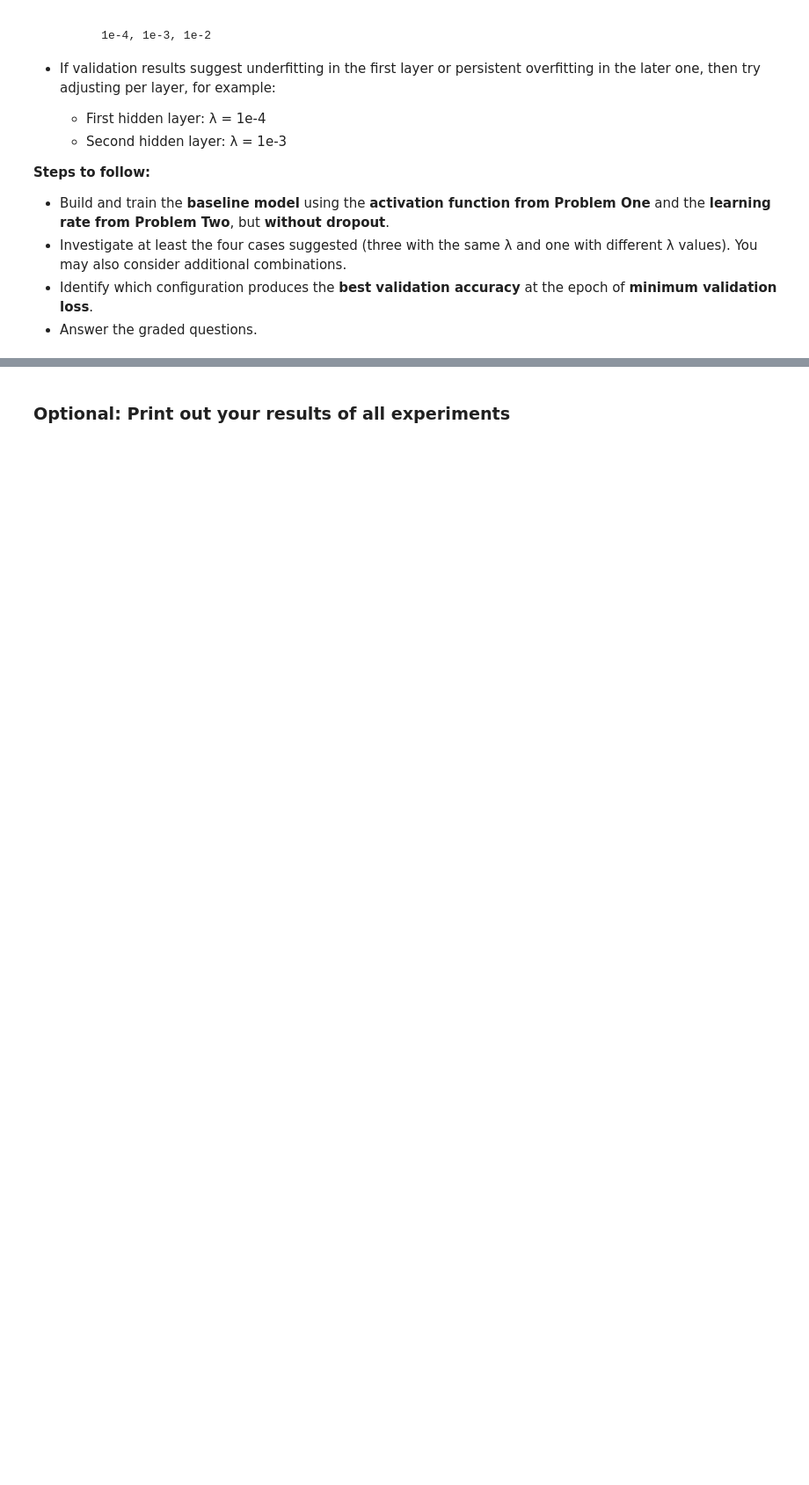
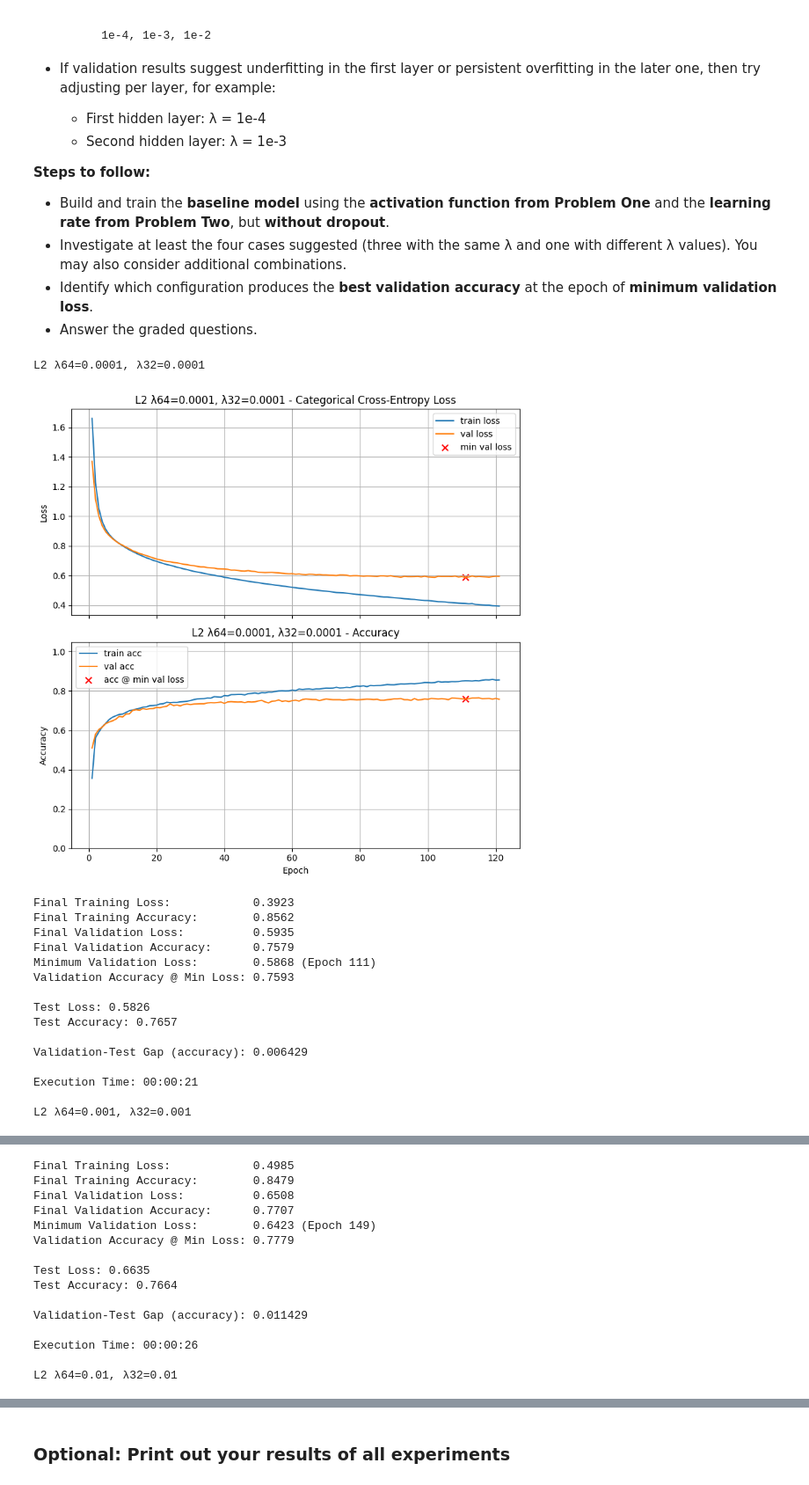
Before and after one commit to tlevash23/Mod7, a Jupyter notebook: Homework_03.ipynb, the cells around one changed output, grey strips where cells are left out. Shown at 88% size. Drawn from its saved outputs; the diff is of its cells as text; code cells hidden in the pictures; blank space fills up the shorter version.

```diff
--- a/Homework_03.ipynb
+++ b/Homework_03.ipynb
@@ -734,3 +850,56 @@ In this problem, you will explore how **L2 regularization** (also called *weight
 * Answer the graded questions.
 # %%
 # Your code here. Add as many cells as you need.
+
+results = {}
+
+best_activation = "tanh"
+best_lr = 0.0005
+
+l2_configs = [
+    (1e-4, 1e-4),
+    (1e-3, 1e-3),
+    (1e-2, 1e-2),
+    (1e-4, 1e-3)
+]
+
+for l2_64, l2_32 in l2_configs:
+
+    layer_list = [
+        (64, best_activation, l2_64, 0.0),
+        (32, best_activation, l2_32, 0.0)
+    ]
+
+    model_l2 = build_model(
+        n_inputs=X_train.shape[1],
+        layer_list=layer_list,
+        n_classes=n_classes
+    )
+
+    train_and_test(
+        model_l2,
+        epochs=500,
+        lr_schedule=best_lr,
+        title=f"L2 λ64={l2_64:g}, λ32={l2_32:g}",
+        verbose=0
+    )
+
+print_results()
+# %% [output]
+L2 λ64=0.0001, λ32=0.0001
+[figure, added]
+Final Training Loss:            0.3923
+Final Training Accuracy:        0.8562
+Final Validation Loss:          0.5935
+Final Validation Accuracy:      0.7579
+Minimum Validation Loss:        0.5868 (Epoch 111)
+Validation Accuracy @ Min Loss: 0.7593
+
+Test Loss: 0.5826
+Test Accuracy: 0.7657
+
+Validation-Test Gap (accuracy): 0.006429
+
+Execution Time: 00:00:21
+
+L2 λ64=0.001, λ32=0.001
@@ -736,0 +907,15 @@ In this problem, you will explore how **L2 regularization** (also called *weight
+Final Training Loss:            0.4985
+Final Training Accuracy:        0.8479
+Final Validation Loss:          0.6508
+Final Validation Accuracy:      0.7707
+Minimum Validation Loss:        0.6423 (Epoch 149)
+Validation Accuracy @ Min Loss: 0.7779
+
+Test Loss: 0.6635
+Test Accuracy: 0.7664
+
+Validation-Test Gap (accuracy): 0.011429
+
+Execution Time: 00:00:26
+
+L2 λ64=0.01, λ32=0.01
```
Also changed, not shown: parts of 21 cells of this notebook.
